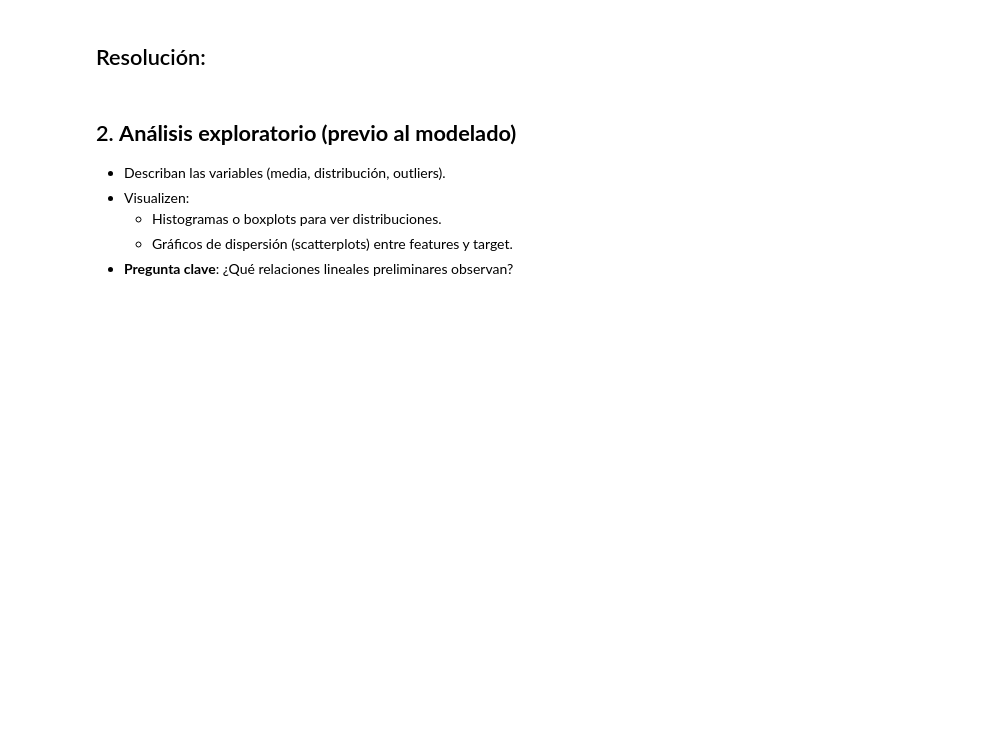
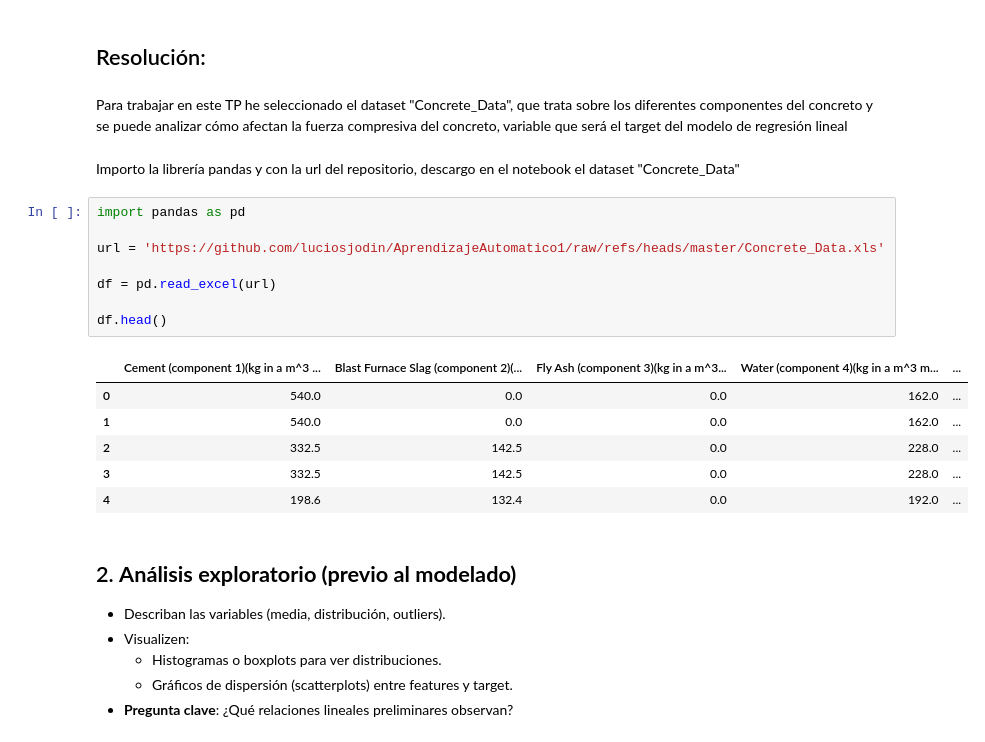
Before and after one commit to luciosjodin/AprendizajeAutomatico1, a Jupyter notebook: TP1_AA1_Sjödin_Lucio.ipynb, the cells around one changed output. Cells and saved outputs as stored; diff of their text form; blank space fills up the shorter version.

```diff
--- a/TP1_AA1_Sjödin_Lucio.ipynb
+++ b/TP1_AA1_Sjödin_Lucio.ipynb
@@ -49,6 +49,25 @@
      - Postee en el foro de la tarea el dataset que eligió. Continue al siguiente punto.
 # %% [markdown]
 ## Resolución:
+# %% [markdown]
+Para trabajar en este TP he seleccionado el dataset "Concrete_Data", que trata sobre los diferentes componentes del concreto y se puede analizar cómo afectan la fuerza compresiva del concreto, variable que será el target del modelo de regresión lineal
+# %% [markdown]
+Importo la librería pandas y con la url del repositorio, descargo en el notebook el dataset "Concrete_Data"
+# %%
+import pandas as pd
+
+url = 'https://github.com/luciosjodin/AprendizajeAutomatico1/raw/refs/heads/master/Concrete_Data.xls'
+
+df = pd.read_excel(url)
+
+df.head()
+# %% [output]
+|  | Cement (component 1)(kg in a m^3 ... | Blast Furnace Slag (component 2)(... | Fly Ash (component 3)(kg in a m^3... | Water (component 4)(kg in a m^3 m... | ... |
+| 0 | 540.0 | 0.0 | 0.0 | 162.0 | ... |
+| 1 | 540.0 | 0.0 | 0.0 | 162.0 | ... |
+| 2 | 332.5 | 142.5 | 0.0 | 228.0 | ... |
+| 3 | 332.5 | 142.5 | 0.0 | 228.0 | ... |
+| 4 | 198.6 | 132.4 | 0.0 | 192.0 | ... |
 # %% [markdown]
 
 ## 2. **Análisis exploratorio (previo al modelado)**
```
Also changed, not shown: parts of 30 cells of this notebook.
